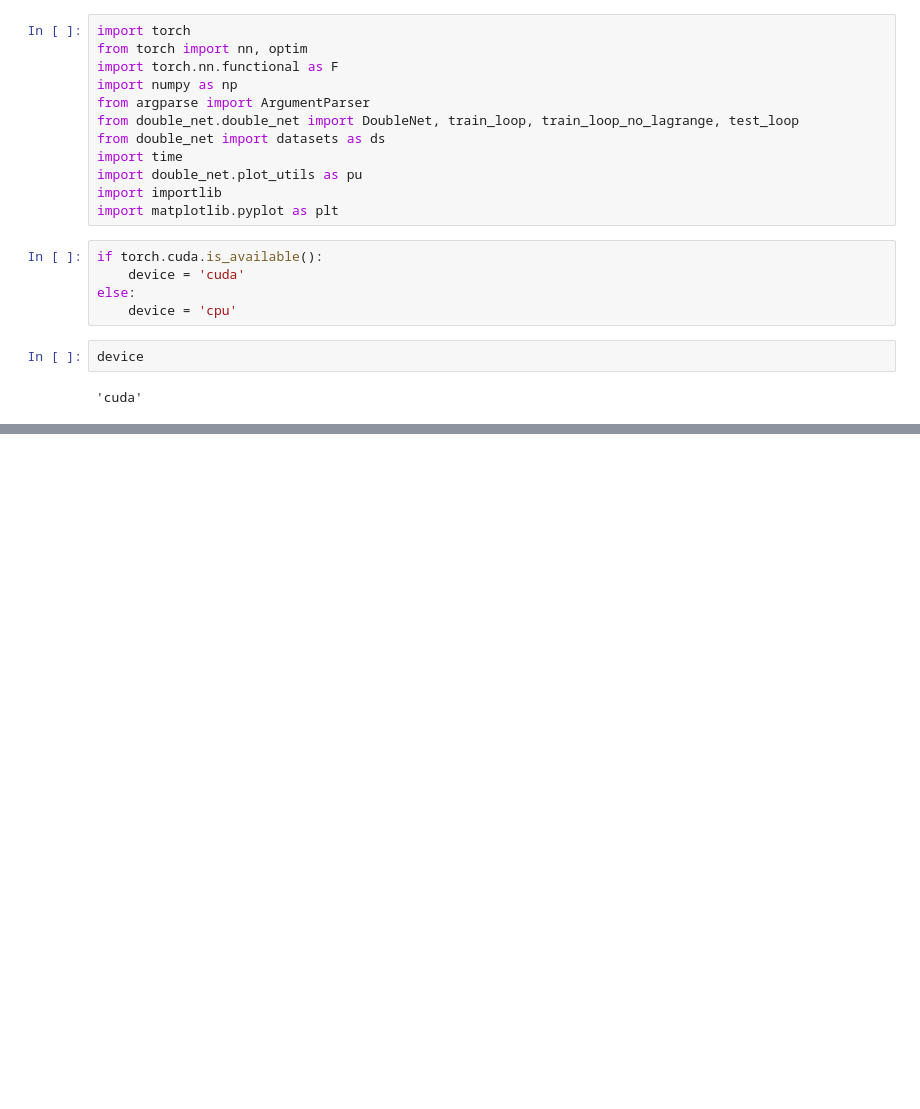
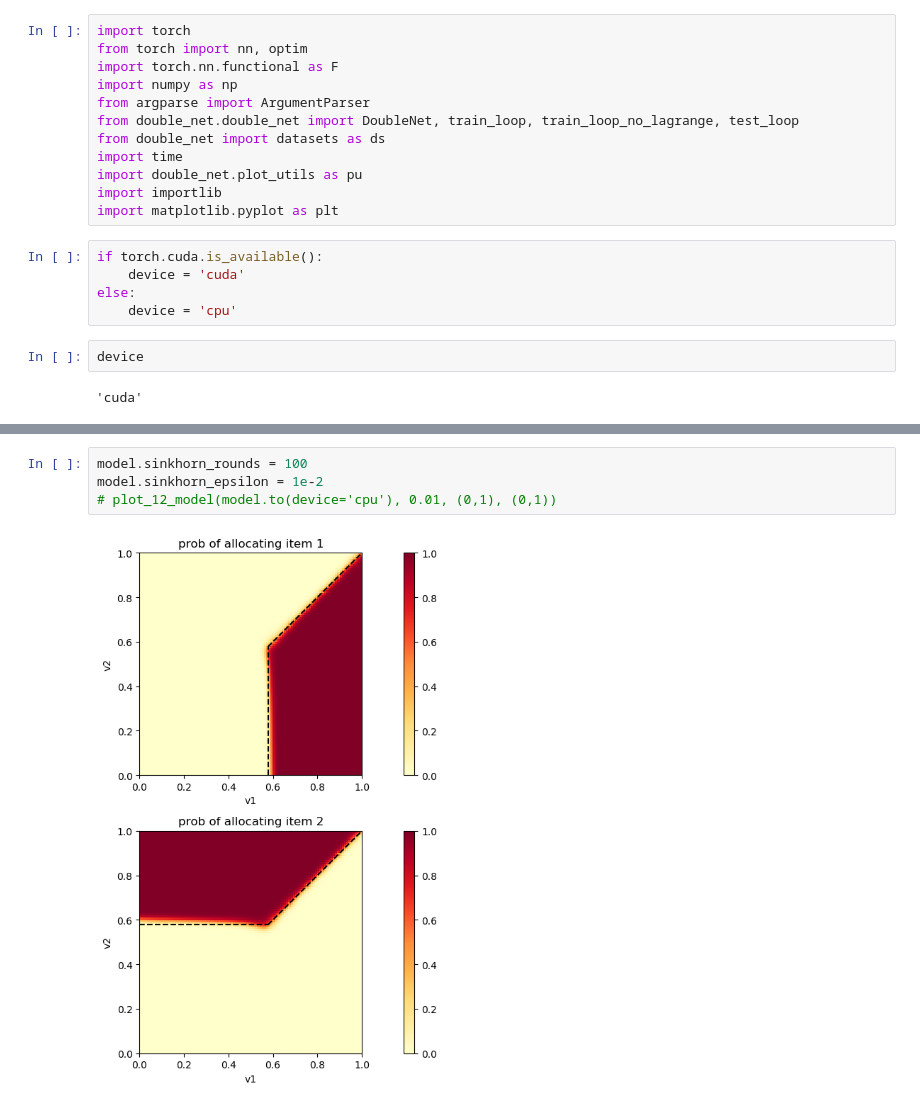
Before and after one commit to urolyi1/MechanismDesign, a Jupyter notebook: unit_1x2_0_1_experiment.ipynb, the cells around one changed output, grey strips where cells are left out. Drawn from its saved outputs; the diff is of its cells as text; blank space fills up the shorter version.

```diff
--- a/unit_1x2_0_1_experiment.ipynb
+++ b/unit_1x2_0_1_experiment.ipynb
@@ -102,0 +227,6 @@ pu.plot_12_model(model.to(device='cpu'), 0.01, (0,1), (0,1))
+# %%
+model.sinkhorn_rounds = 100
+model.sinkhorn_epsilon = 1e-2
+# plot_12_model(model.to(device='cpu'), 0.01, (0,1), (0,1))
+# %% [output]
+[figure, added]
```
Also changed, not shown: parts of 15 cells of this notebook, 12 other files.
